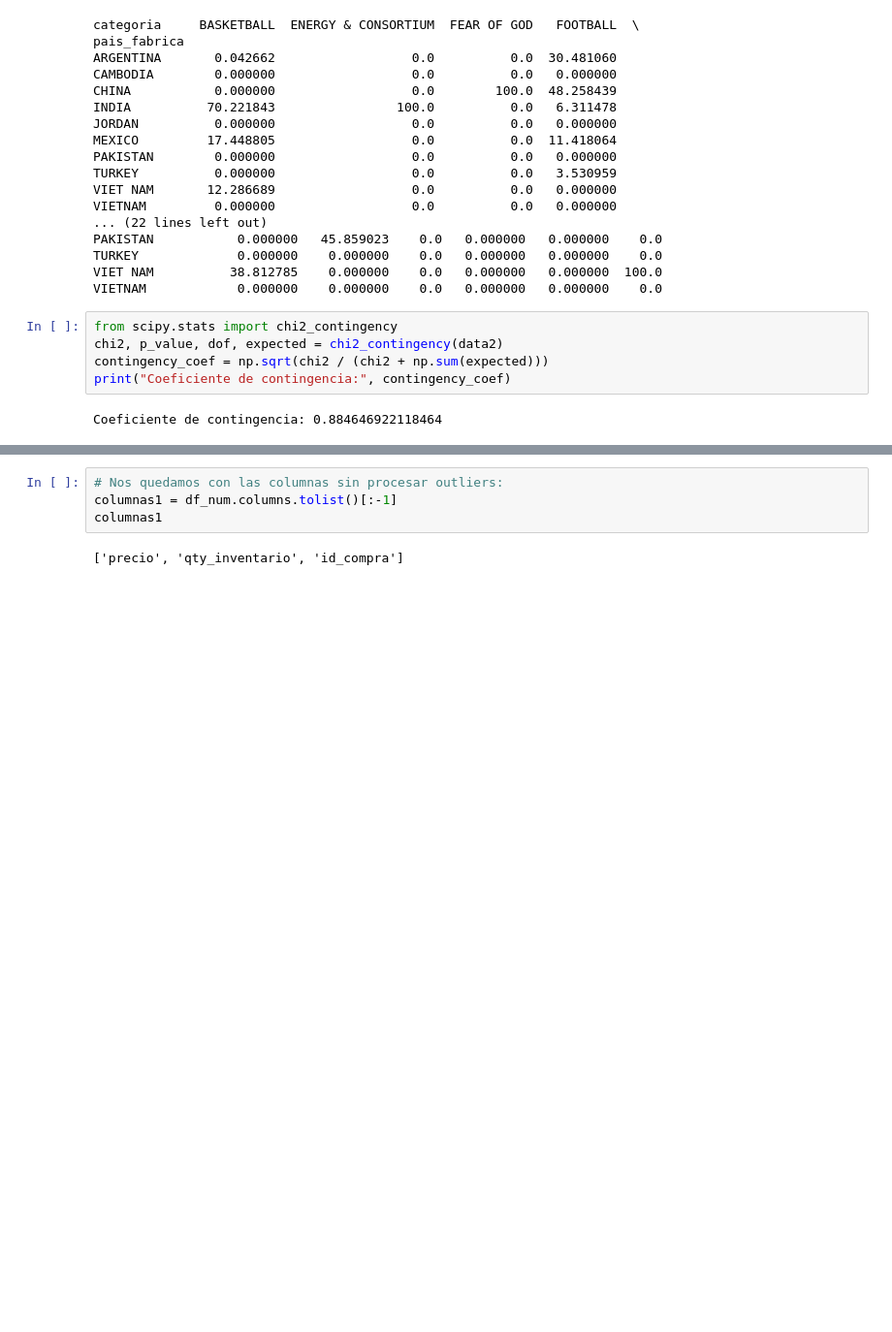
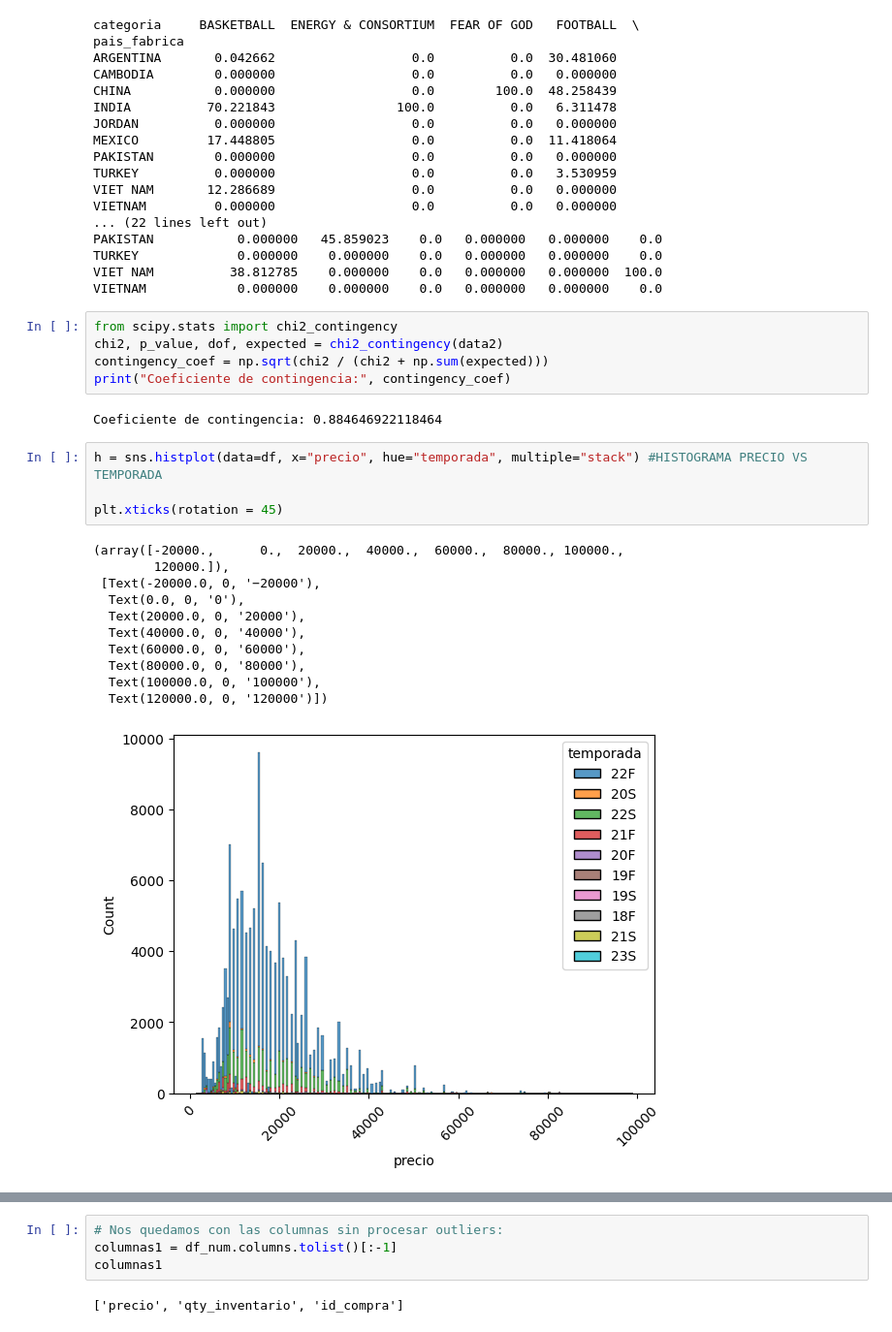
Before and after one commit to JuanMMaldonado/Coder-Data-Science, a Jupyter notebook: Desafio10_ProyectoDS_ParteII_MaldonadoMamaniCardenas.ipynb, the cells around one changed output, grey strips where cells are left out. Shown at 97% size. Saved outputs shown, nothing was run; the diff lists cells and outputs as text; blank space fills up the shorter version.

```diff
--- a/Desafio10_ProyectoDS_ParteII_MaldonadoMamaniCardenas.ipynb
+++ b/Desafio10_ProyectoDS_ParteII_MaldonadoMamaniCardenas.ipynb
@@ -157,3 +157,19 @@ contingency_coef = np.sqrt(chi2 / (chi2 + np.sum(expected)))
 print("Coeficiente de contingencia:", contingency_coef)
 # %% [output]
 Coeficiente de contingencia: 0.884646922118464
+# %%
+h = sns.histplot(data=df, x="precio", hue="temporada", multiple="stack") #HISTOGRAMA PRECIO VS TEMPORADA
+
+plt.xticks(rotation = 45)
+# %% [output]
+(array([-20000.,      0.,  20000.,  40000.,  60000.,  80000., 100000.,
+        120000.]),
+ [Text(-20000.0, 0, '−20000'),
+  Text(0.0, 0, '0'),
+  Text(20000.0, 0, '20000'),
+  Text(40000.0, 0, '40000'),
+  Text(60000.0, 0, '60000'),
+  Text(80000.0, 0, '80000'),
+  Text(100000.0, 0, '100000'),
+  Text(120000.0, 0, '120000')])
+[figure, added]
```
Also changed, not shown: parts of 7 cells of this notebook.
